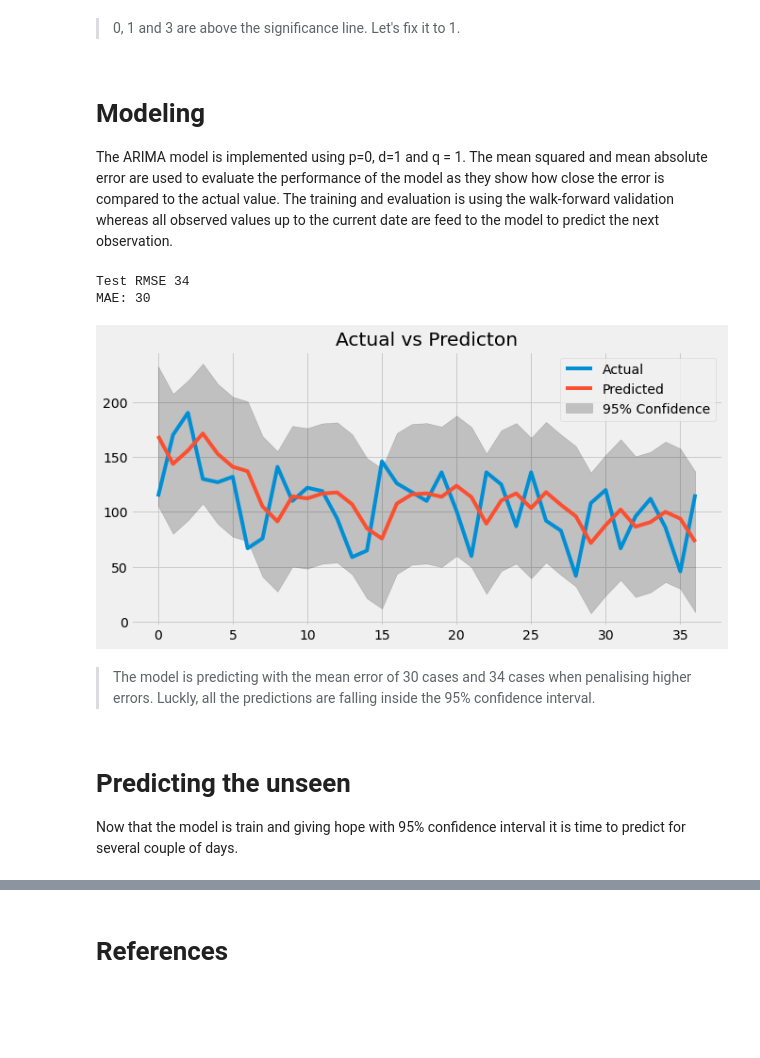
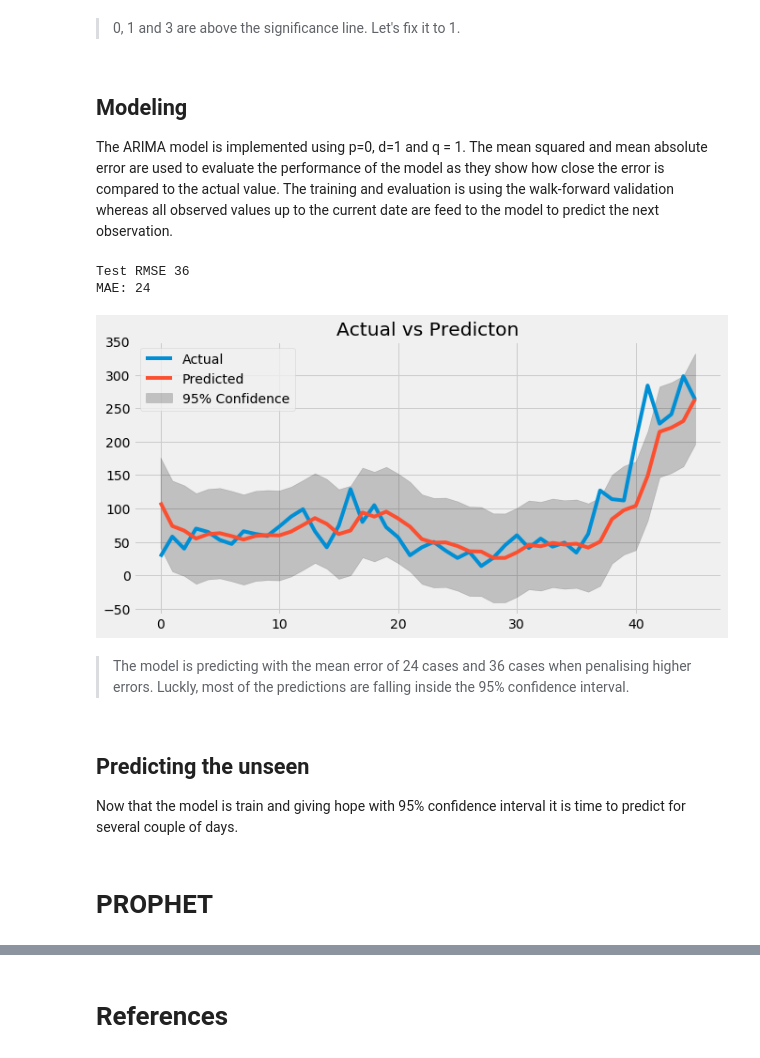
Before and after one commit to nzagaspard/Rwanda-Covid-19-Tracking-and-Forecasting, a Jupyter notebook: Predicting Covid-19 New Cases In Rwanda.ipynb, the cells around one changed output, grey strips where cells are left out. Drawn from its saved outputs; the diff is of its cells as text; code cells hidden in the pictures; blank space fills up the shorter version.

```diff
--- a/Predicting Covid-19 New Cases In Rwanda.ipynb
+++ b/Predicting Covid-19 New Cases In Rwanda.ipynb
@@ -12,9 +12,9 @@ import matplotlib.pyplot as plt
 plt.style.use('fivethirtyeight')
 # %%
 #Reading the data & visualizing the data
-data = pd.read_csv('https://docs.google.com/spreadsheets/d/1wkJlu6rQyzVDKCeanbmM7ULD2L8eD89V1JcmDXxE2T4/export?format=csv&gid=0',
+url = 'https://docs.google.com/spreadsheets/d/1wkJlu6rQyzVDKCeanbmM7ULD2L8eD89V1JcmDXxE2T4/export?format=csv&gid=0'
+data = pd.read_csv('data.csv',
                   parse_dates = ['Date'], usecols = ['Date','Cases'], index_col = 'Date')
-
 plt.figure(figsize = (15,5))
 plt.plot(data)
 plt.title('Covid-19 New Cases In Rwanda')
@@ -79,7 +81,7 @@ plot_acf(data.diff().dropna().values)
 # %% [markdown]
 > 0, 1 and 3 are above the significance line. Let's fix it to 1.
 # %% [markdown]
-# Modeling
+## Modeling
 
 The ARIMA model is implemented using p=0, d=1 and q = 1. The mean squared and mean absolute error are used to evaluate the performance of the model as they show how close the error is compared to the actual value. The training and evaluation is using the walk-forward validation whereas all observed values up to the current date are feed to the model to predict the next observation.
 # %%
@@ -94,44 +96,46 @@ train, test = data.values[:spliting_index], data.values[spliting_index:]
 observed = [x[0] for x in train]
 predictions = []
 confidences = []
 
 # walk-forward validation
 for observation in test:
     model = ARIMA(observed, order = (0,1,1))
     fitted_model = model.fit()
     forecast = fitted_model.get_forecast()
     predicted = forecast.predicted_mean
     observed.append(observation[0])
     predictions.append(predicted)
     confidence = forecast.conf_int()
     confidences.append(confidence)
 
 # evaluate forecasts
 mse = mean_squared_error(test, predictions)
 mae = mean_absolute_error(test, predictions)
 print(f'Test RMSE {int(sqrt(mse))}')
 print(f'MAE: {int(mae)}')
 # plot forecasts against actual outcomes
 plt.figure(figsize=(10,5))
 plt.plot(test, label = 'Actual')
 plt.plot(predictions, label = 'Predicted')
 plt.title('Actual vs Predicton')
 lower_conf = [i[0][0] for i in confidences]
 up_conf = [i[0][1] for i in confidences]
-plt.fill_between(range(len(test)),y1,y2, color='k', alpha=.2, label = '95% Confidence')
+plt.fill_between(range(len(test)),lower_conf,up_conf, color='k', alpha=.2, label = '95% Confidence')
 plt.legend()
 plt.show()
 # %% [output]
-Test RMSE 34
-MAE: 30
+Test RMSE 36
+MAE: 24
-[figure, old version]
+[figure, new version]
 # %% [markdown]
-> The model is predicting with the mean error of 30 cases and 34 cases when penalising higher errors. Luckly, all the predictions are falling inside the 95% confidence interval.
+> The model is predicting with the mean error of 24 cases and 36 cases when penalising higher errors. Luckly, most of the predictions are falling inside the 95% confidence interval.
 # %% [markdown]
-# Predicting the unseen
+## Predicting the unseen
 
 Now that the model is train and giving hope with 95% confidence interval it is time to predict for several couple of days.
 # %%
 #Week ahead forecast
 
 days = range(8)
+# %% [markdown]
+# PROPHET
```
Also changed, not shown: parts of 12 cells of this notebook, 1 other file.
